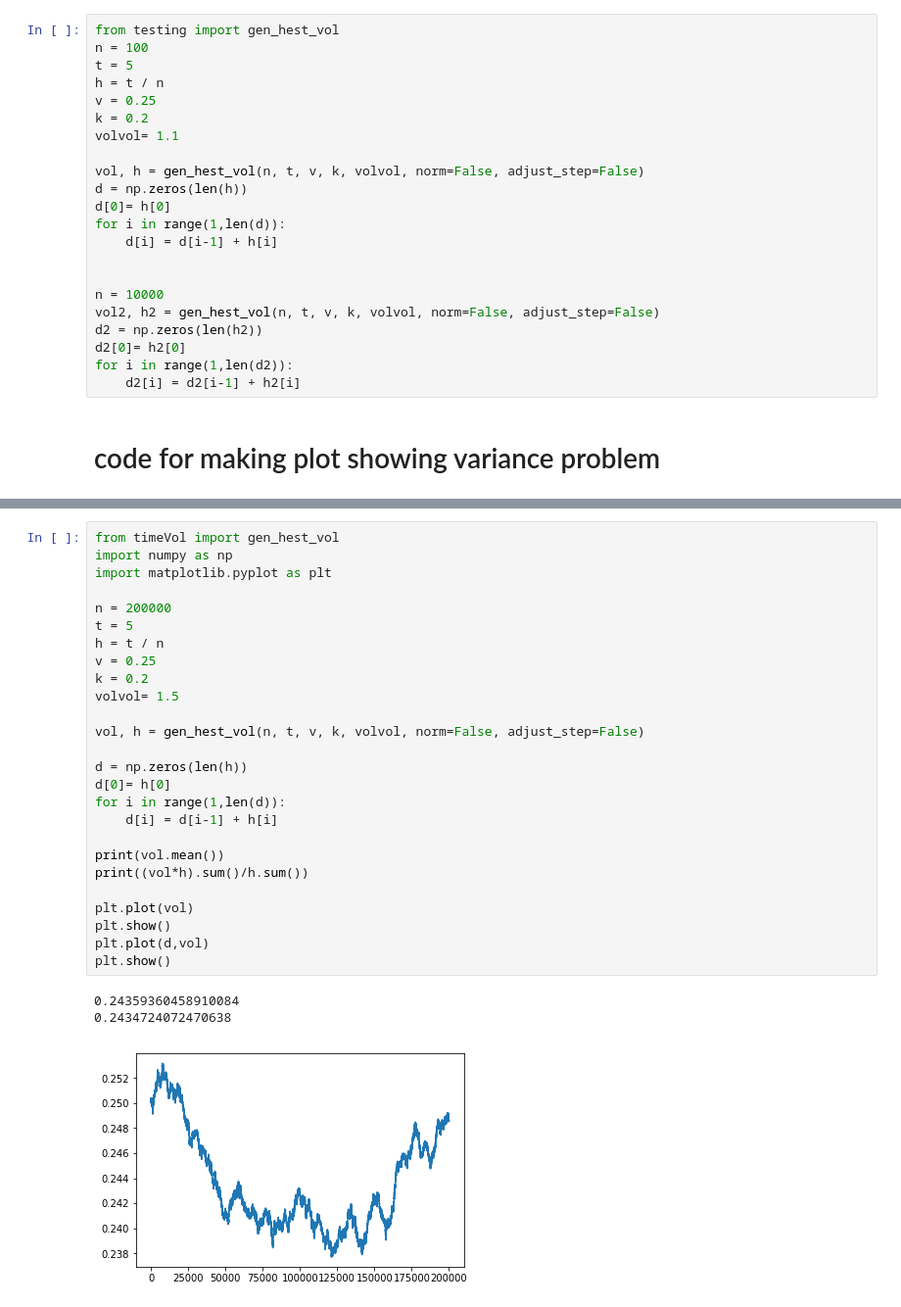
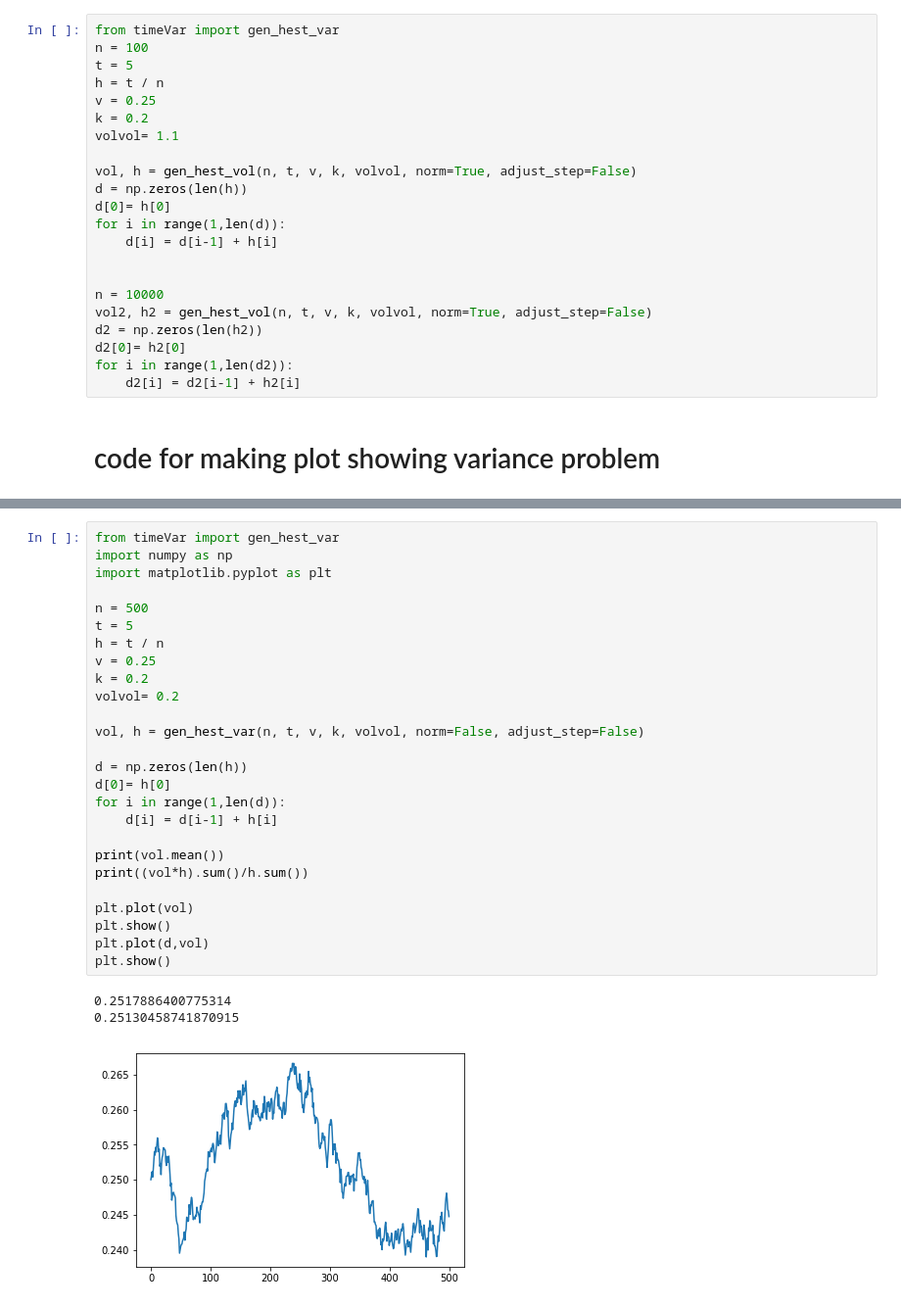
Before and after one commit to markusrk/Prosjektfinans, a Jupyter notebook: testing.ipynb, the cells around one changed output, grey strips where cells are left out. Shown: that part at 98% size. Saved outputs shown, nothing was run; the diff lists cells and outputs as text.

```diff
--- a/testing.ipynb
+++ b/testing.ipynb
@@ -75,5 +69,5 @@ y=0.000590x+(9.718594)
 # %%
-from testing import gen_hest_vol
+from timeVar import gen_hest_var
 n = 100
 t = 5
 h = t / n
@@ -81,7 +75,7 @@ v = 0.25
 k = 0.2
 volvol= 1.1
 
-vol, h = gen_hest_vol(n, t, v, k, volvol, norm=False, adjust_step=False)
+vol, h = gen_hest_vol(n, t, v, k, volvol, norm=True, adjust_step=False)
 d = np.zeros(len(h))
 d[0]= h[0]
 for i in range(1,len(d)):
@@ -89,7 +83,7 @@ for i in range(1,len(d)):
 
 
 n = 10000
-vol2, h2 = gen_hest_vol(n, t, v, k, volvol, norm=False, adjust_step=False)
+vol2, h2 = gen_hest_vol(n, t, v, k, volvol, norm=True, adjust_step=False)
 d2 = np.zeros(len(h2))
 d2[0]= h2[0]
 for i in range(1,len(d2)):
@@ -119,30 +113,30 @@ plt.show()
 # %%
-from timeVol import gen_hest_vol
+from timeVar import gen_hest_var
 import numpy as np
 import matplotlib.pyplot as plt
 
-n = 200000
+n = 500
 t = 5
 h = t / n
 v = 0.25
 k = 0.2
-volvol= 1.5
+volvol= 0.2
 
-vol, h = gen_hest_vol(n, t, v, k, volvol, norm=False, adjust_step=False)
+vol, h = gen_hest_var(n, t, v, k, volvol, norm=False, adjust_step=False)
 
 d = np.zeros(len(h))
 d[0]= h[0]
 for i in range(1,len(d)):
     d[i] = d[i-1] + h[i]
 
 print(vol.mean())
 print((vol*h).sum()/h.sum())
 
 plt.plot(vol)
 plt.show()
 plt.plot(d,vol)
 plt.show()
 # %% [output]
-0.24359360458910084
-0.2434724072470638
+0.2517886400775314
+0.25130458741870915
-[figure, old version]
+[figure, new version]
```
Also changed, not shown: parts of 6 cells of this notebook, 3 other files.
